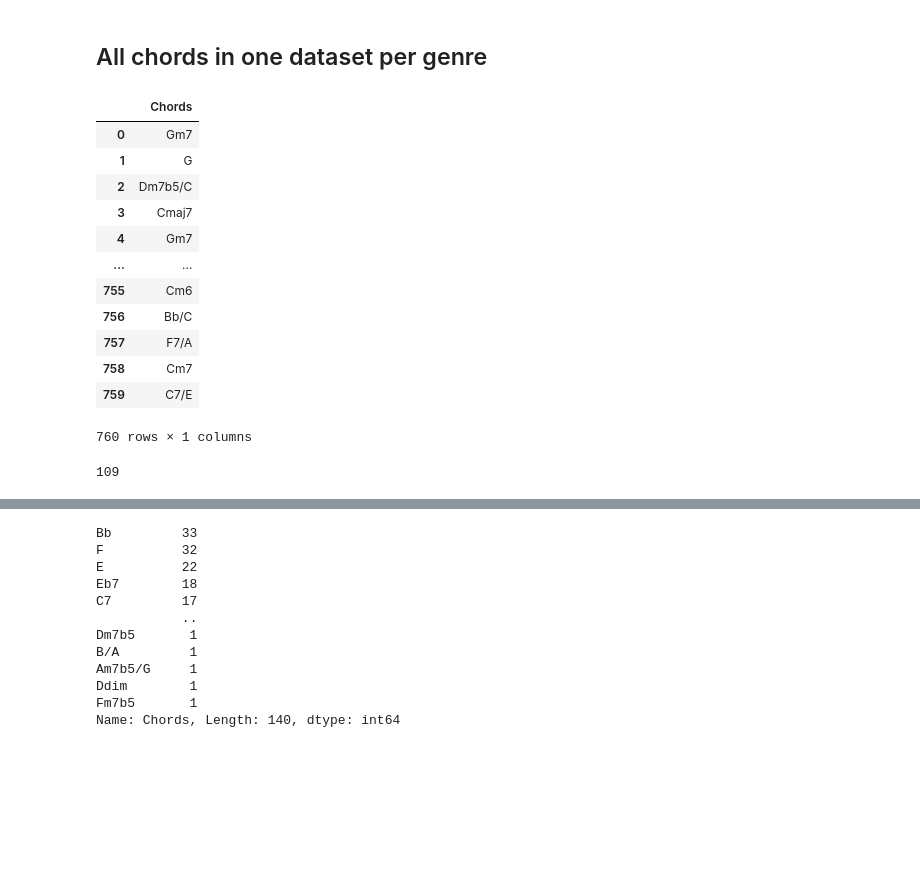
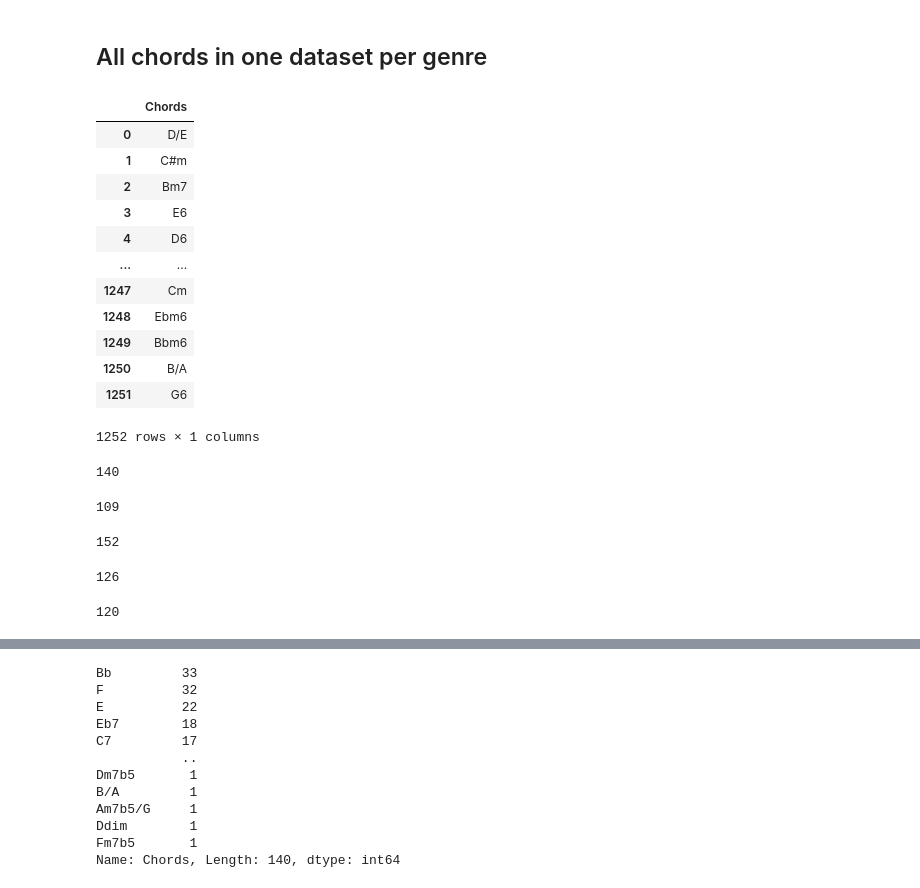
Before and after one commit to mariamangel/MIR, a Jupyter notebook: src/MIR project analysis.ipynb, the cells around one changed output, grey strips where cells are left out. Drawn from its saved outputs; the diff is of its cells as text; code cells hidden in the pictures; blank space fills up the shorter version.

```diff
--- a/src/MIR project analysis.ipynb
+++ b/src/MIR project analysis.ipynb
@@ -52,23 +52,39 @@ metal_chords = chords(metal_df)
 pop_chords = chords(pop_df)
 reggae_chords = chords(reggae_df)
 rock_chords = chords(rock_df)
+# %%
+classical_chords
+# %% [output]
+|  | Chords |
+| 0 | D/E |
+| 1 | C#m |
+| 2 | Bm7 |
+| 3 | E6 |
+| 4 | D6 |
+| ... | ... |
+| 1247 | Cm |
+| 1248 | Ebm6 |
+| 1249 | Bbm6 |
+| 1250 | B/A |
+| 1251 | G6 |
+1252 rows × 1 columns
 # %%
-blues_chords
+blues_chords["Chords"].nunique()
 # %% [output]
-|  | Chords |
-| 0 | Gm7 |
-| 1 | G |
-| 2 | Dm7b5/C |
-| 3 | Cmaj7 |
-| 4 | Gm7 |
-| ... | ... |
-| 755 | Cm6 |
-| 756 | Bb/C |
-| 757 | F7/A |
-| 758 | Cm7 |
-| 759 | C7/E |
-760 rows × 1 columns
+140
 # %%
 reggae_chords["Chords"].nunique()
 # %% [output]
 109
+# %%
+classical_chords["Chords"].nunique()
+# %% [output]
+152
+# %%
+country_chords["Chords"].nunique()
+# %% [output]
+126
+# %%
+hiphop_chords["Chords"].nunique()
+# %% [output]
+120
```
Also changed, not shown: parts of 6 cells of this notebook, 2 other files.
